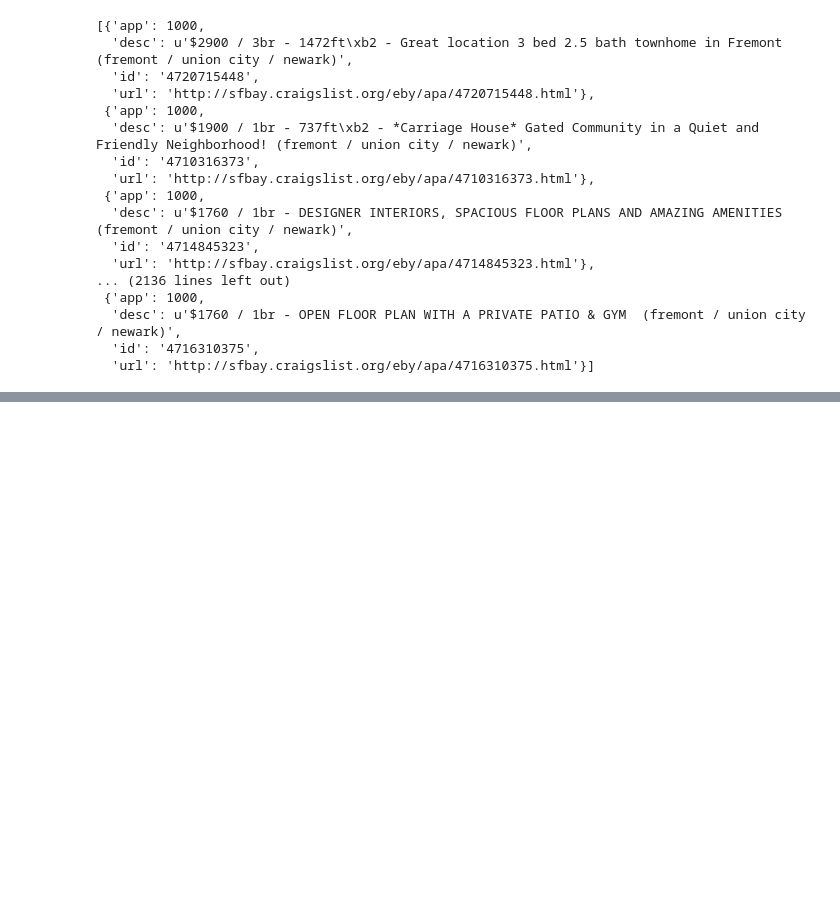
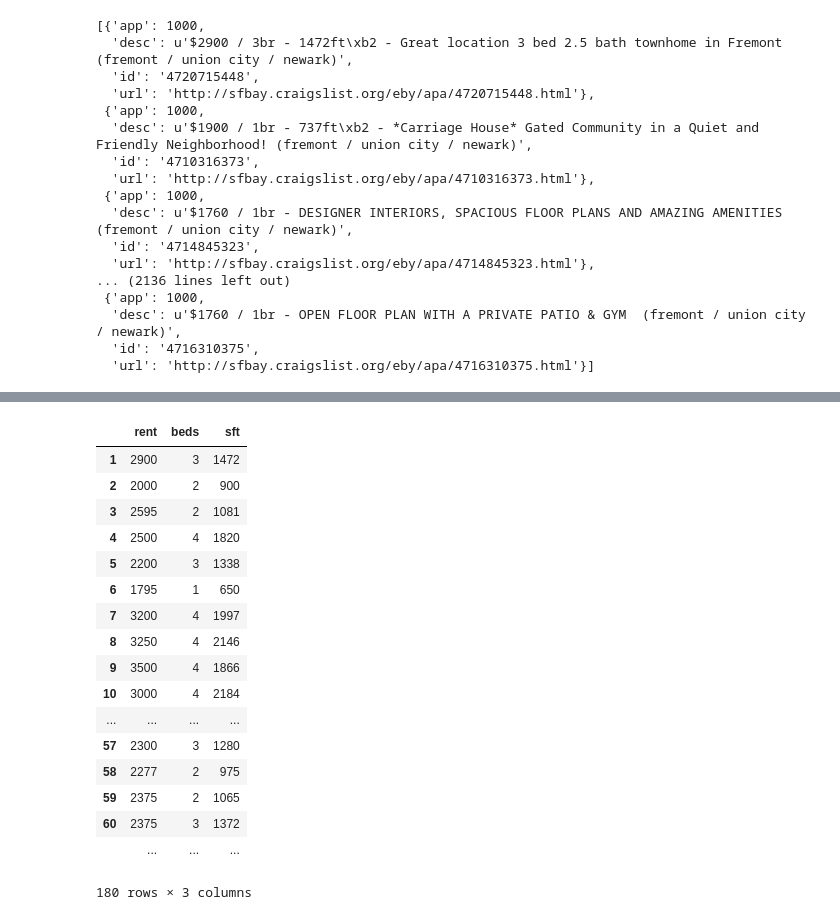
Before and after one commit to akpatankar/webdata, a Jupyter notebook: craig_scrape.ipynb, the cells around one changed output, grey strips where cells are left out. Drawn from its saved outputs; the diff is of its cells as text; code cells hidden in the pictures; blank space fills up the shorter version.

```diff
--- a/craig_scrape.ipynb
+++ b/craig_scrape.ipynb
@@ -199,0 +208,4 @@ rentals.find_one({"id": "4716583168"})
+# %%
+del df_new
+#df_new = pd.DataFrame(index=np.arange(0,rentals.find().count()), columns=['rent','beds','sft'])
+df_new = pd.DataFrame(columns=['rent','beds','sft'])
@@ -268,0 +245,16 @@ df
+# %%
+p = re.compile('\d+')
+# %%
+count = 0
+for rent_ad in rentals.find():
+    row = p.findall(rent_ad['desc'])
+    if ((len(row)) > 3):
+        if (( int(row[1]) < 10) and ( int(row[2]) > 300)):
+            count += 1
+            #print row
+            price = int(row[0])
+            bed = int(row[1])
+            sft = int(row[2])
+            print price, bed, sft
+            df_new.loc[count]=[price,bed,sft]
+print count
@@ -268,0 +279,21 @@ df
+# %%
+df_new
+# %% [output]
+|  | rent | beds | sft |
+| 1 | 2900 | 3 | 1472 |
+| 2 | 2000 | 2 | 900 |
+| 3 | 2595 | 2 | 1081 |
+| 4 | 2500 | 4 | 1820 |
+| 5 | 2200 | 3 | 1338 |
+| 6 | 1795 | 1 | 650 |
+| 7 | 3200 | 4 | 1997 |
+| 8 | 3250 | 4 | 2146 |
+| 9 | 3500 | 4 | 1866 |
+| 10 | 3000 | 4 | 2184 |
+| ... | ... | ... | ... |
+| 57 | 2300 | 3 | 1280 |
+| 58 | 2277 | 2 | 975 |
+| 59 | 2375 | 2 | 1065 |
+| 60 | 2375 | 3 | 1372 |
+|  | ... | ... | ... |
+180 rows × 3 columns
```
Also changed, not shown: parts of 19 cells of this notebook.
